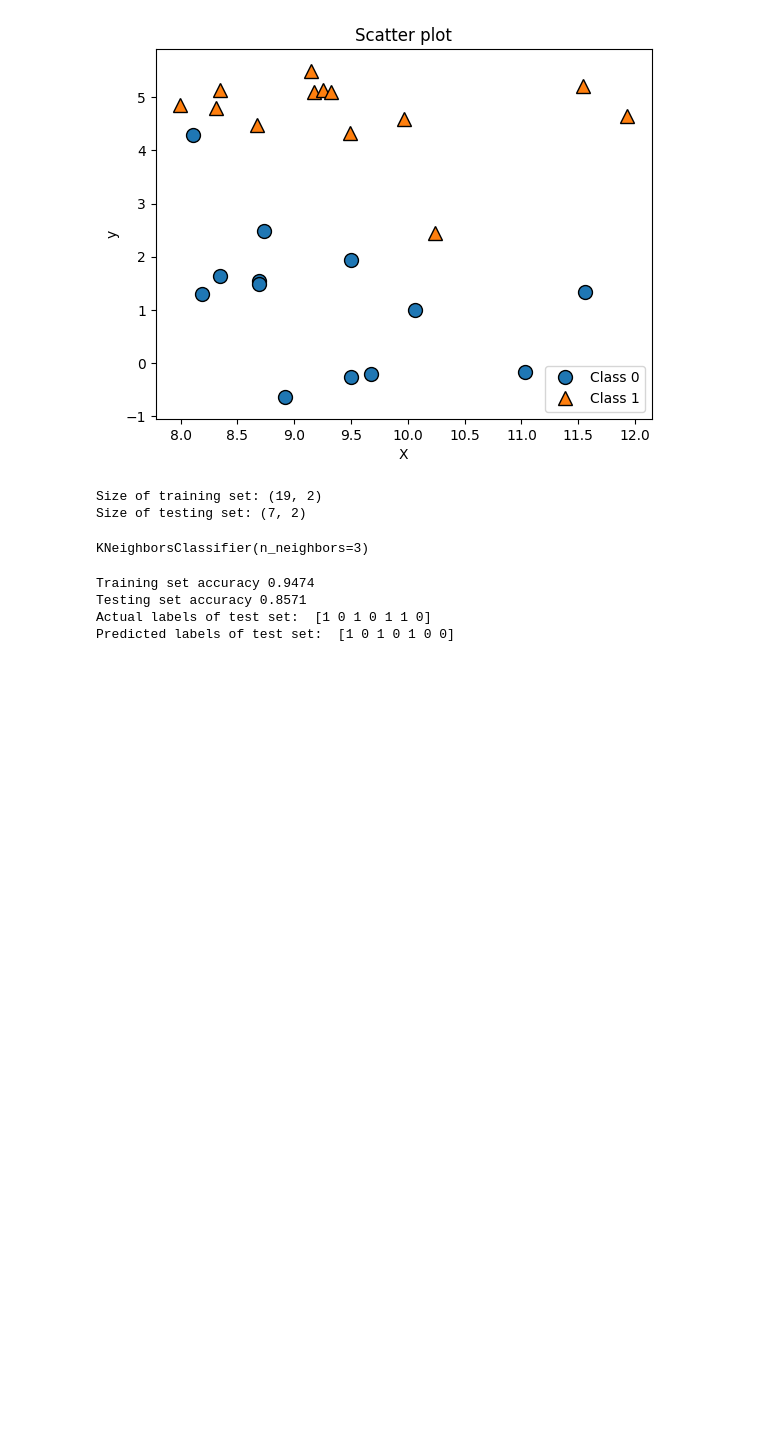
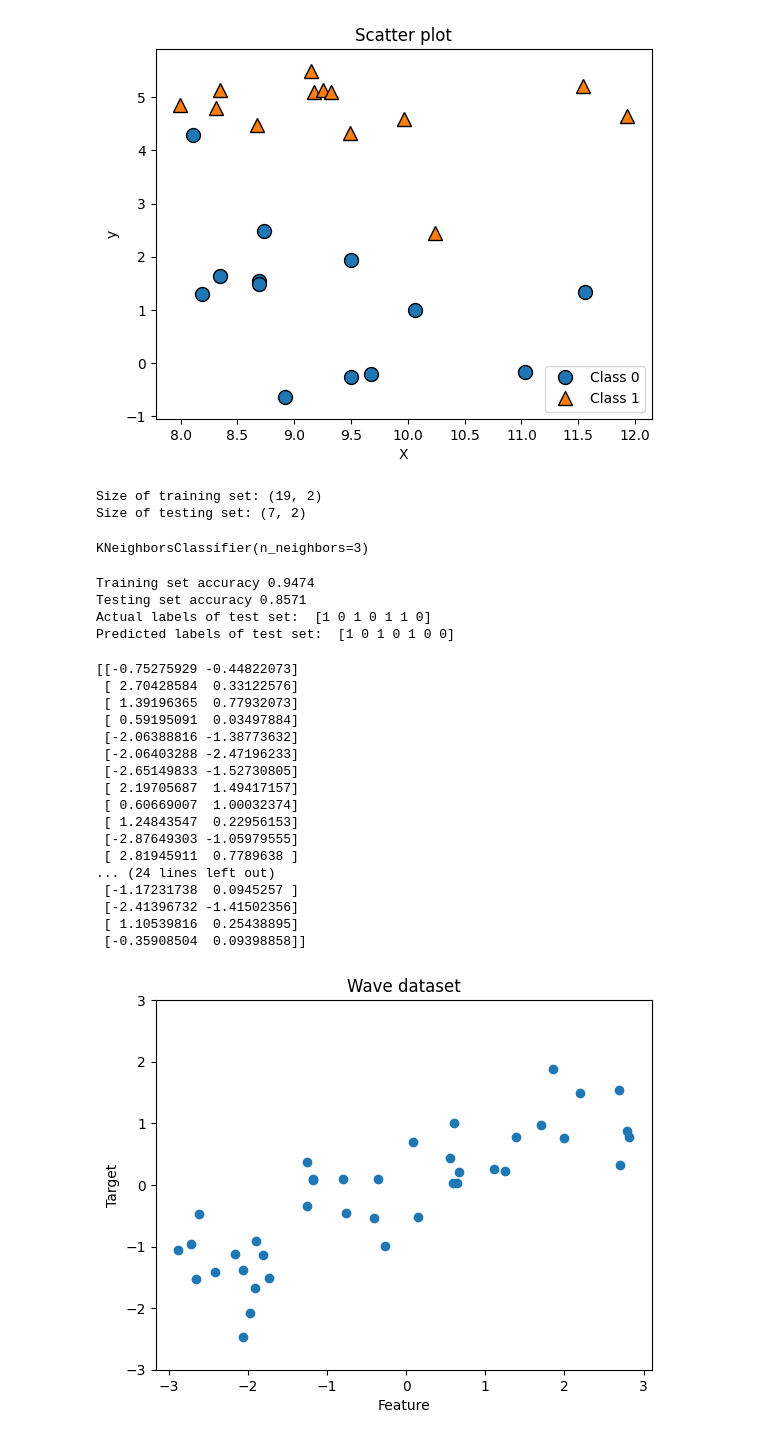
Before and after one commit to Alex-Njagi/machine-learning-code, a Jupyter notebook: knn.ipynb, the cells around one changed output. Saved outputs shown, nothing was run; the diff lists cells and outputs as text; code cells hidden in the pictures; blank space fills up the shorter version.

```diff
--- a/knn.ipynb
+++ b/knn.ipynb
@@ -67,3 +67,35 @@ Training set accuracy 0.9474
 Testing set accuracy 0.8571
 Actual labels of test set:  [1 0 1 0 1 1 0]
 Predicted labels of test set:  [1 0 1 0 1 0 0]
+# %%
+import mglearn
+import numpy as np
+import matplotlib.pyplot as plt
+X, y = mglearn.datasets.make_wave(n_samples = 40)
+print(np.c_[X, y])  # concatenate X and y along the second axis
+
+plt.plot(X, y, 'o')
+plt.ylim(-3, 3)
+plt.xlabel("Feature")
+plt.ylabel("Target")
+plt.title("Wave dataset")
+plt.show()
+# %% [output]
+[[-0.75275929 -0.44822073]
+ [ 2.70428584  0.33122576]
+ [ 1.39196365  0.77932073]
+ [ 0.59195091  0.03497884]
+ [-2.06388816 -1.38773632]
+ [-2.06403288 -2.47196233]
+ [-2.65149833 -1.52730805]
+ [ 2.19705687  1.49417157]
+ [ 0.60669007  1.00032374]
+ [ 1.24843547  0.22956153]
+ [-2.87649303 -1.05979555]
+ [ 2.81945911  0.7789638 ]
+... (24 lines left out)
+ [-1.17231738  0.0945257 ]
+ [-2.41396732 -1.41502356]
+ [ 1.10539816  0.25438895]
+ [-0.35908504  0.09398858]]
+[figure, added]
```
